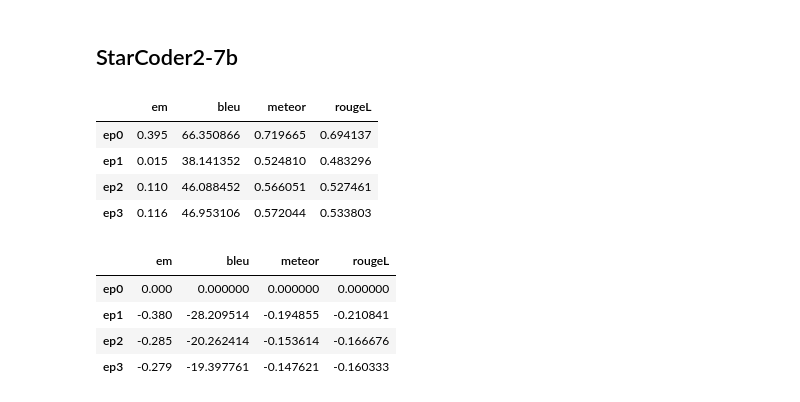
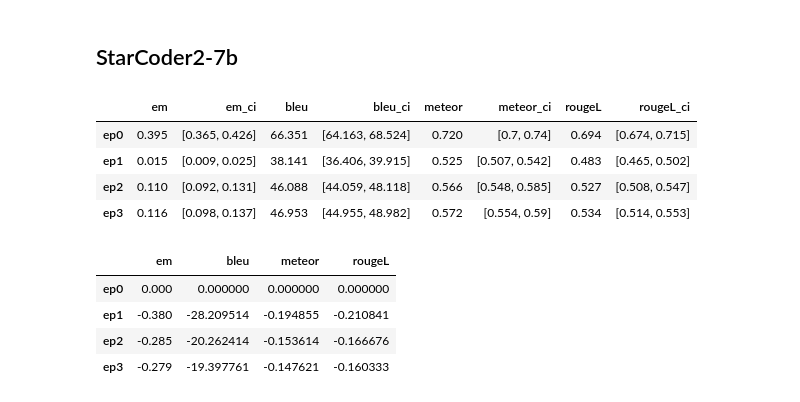
Before and after one commit to AISE-TUDelft/LLM4Code-memtune-ext, a Jupyter notebook: experiments/full_precision/forgeting/results/p_results_forget.ipynb, the cells around one changed output. Drawn from its saved outputs; the diff is of its cells as text; code cells hidden in the pictures.

```diff
--- a/experiments/full_precision/forgeting/results/p_results_forget.ipynb
+++ b/experiments/full_precision/forgeting/results/p_results_forget.ipynb
@@ -71,28 +78,25 @@ ep_3b_baseline
 # %% [markdown]
 ## StarCoder2-7b
 # %%
-# Extract and calculate means
+# Extract means + confidence intervals
 metrics = ['em', 'bleu', 'meteor', 'rougeL']
 eps = ['ep0', 'ep1', 'ep2', 'ep3']
 
-mean_data = {}
-
-
-for metric in metrics:
-    mean_data[metric] = []
-    for ep in eps:
-        column_name = f'7b_{ep}_{metric}'
-        mean_value = df[column_name].mean()
-        mean_data[metric].append(mean_value)
-
-ep_7b_absolute = pd.DataFrame(mean_data, index=eps)
-ep_7b_absolute
+ep_7b_absolute_ci = summarize_metrics_with_ci(
+    df,
+    row_values=eps,
+    metrics=metrics,
+    column_name_fn=lambda ep, metric: f'7b_{ep}_{metric}',
+)
+ep_7b_absolute = ep_7b_absolute_ci[metrics].copy()
+ep_7b_absolute_ci = round_metrics_with_ci_table(ep_7b_absolute_ci, decimals=3)
+ep_7b_absolute_ci
 # %% [output]
-|  | em | bleu | meteor | rougeL |
-| ep0 | 0.395 | 66.350866 | 0.719665 | 0.694137 |
-| ep1 | 0.015 | 38.141352 | 0.524810 | 0.483296 |
-| ep2 | 0.110 | 46.088452 | 0.566051 | 0.527461 |
-| ep3 | 0.116 | 46.953106 | 0.572044 | 0.533803 |
+|  | em | em_ci | bleu | bleu_ci | meteor | meteor_ci | rougeL | rougeL_ci |
+| ep0 | 0.395 | [0.365, 0.426] | 66.351 | [64.163, 68.524] | 0.720 | [0.7, 0.74] | 0.694 | [0.674, 0.715] |
+| ep1 | 0.015 | [0.009, 0.025] | 38.141 | [36.406, 39.915] | 0.525 | [0.507, 0.542] | 0.483 | [0.465, 0.502] |
+| ep2 | 0.110 | [0.092, 0.131] | 46.088 | [44.059, 48.118] | 0.566 | [0.548, 0.585] | 0.527 | [0.508, 0.547] |
+| ep3 | 0.116 | [0.098, 0.137] | 46.953 | [44.955, 48.982] | 0.572 | [0.554, 0.59] | 0.534 | [0.514, 0.553] |
 # %%
 # With the baseline
 first = ep_7b_absolute.iloc[0]
```
Also changed, not shown: parts of 13 cells of this notebook, 1 other file.
